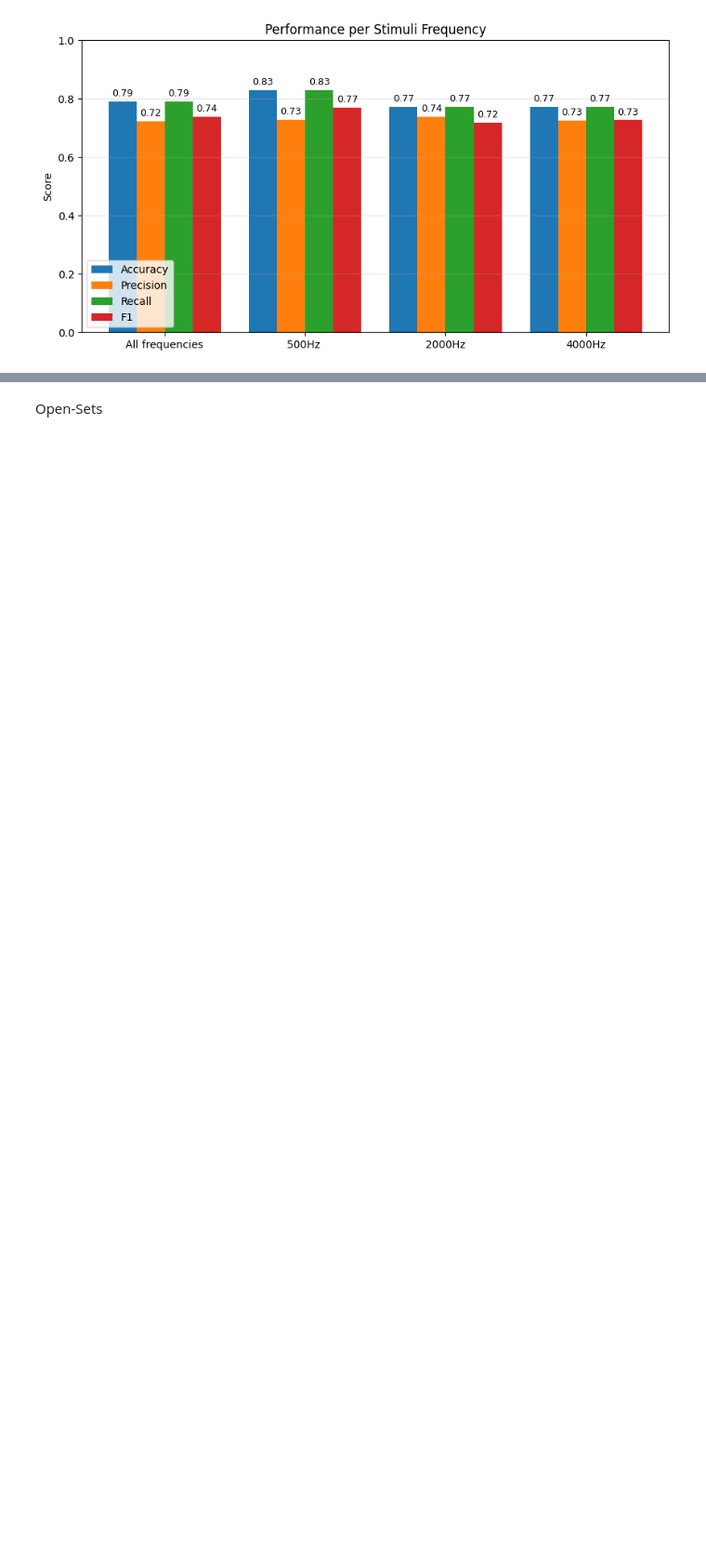
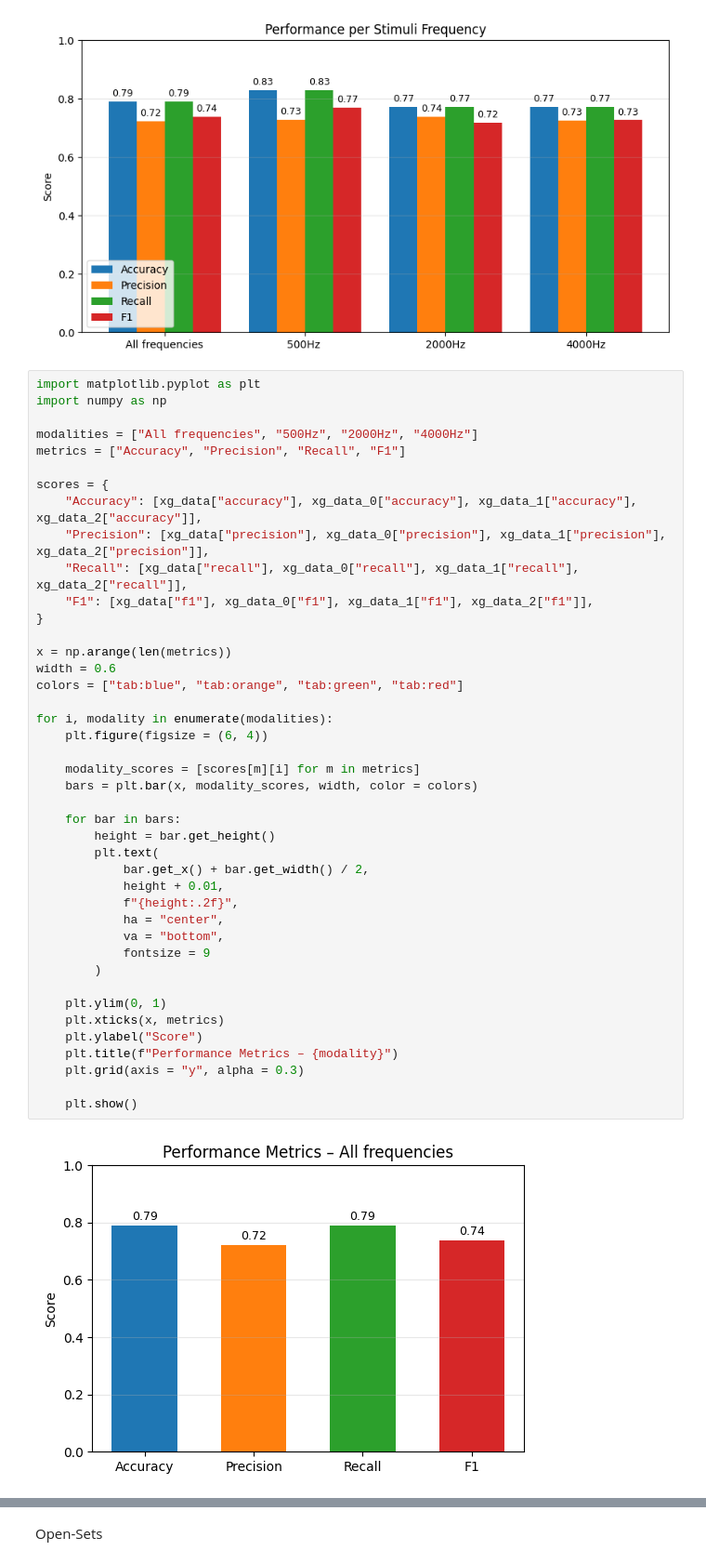
Before and after one commit to SoonUnemployed/Diploma-Thesis, a Jupyter notebook: diploma_thesis/notebooks/results.ipynb, the cells around one changed output, grey strips where cells are left out. Shown at 93% size. Saved outputs shown, nothing was run; the diff lists cells and outputs as text; blank space fills up the shorter version.

```diff
--- a/diploma_thesis/notebooks/results.ipynb
+++ b/diploma_thesis/notebooks/results.ipynb
@@ -1010,3 +1044,47 @@ plt.grid(axis = "y", alpha = 0.3)
 plt.show()
 # %% [output]
 [figure]
+# %%
+import matplotlib.pyplot as plt
+import numpy as np
+
+modalities = ["All frequencies", "500Hz", "2000Hz", "4000Hz"]
+metrics = ["Accuracy", "Precision", "Recall", "F1"]
+
+scores = {
+    "Accuracy": [xg_data["accuracy"], xg_data_0["accuracy"], xg_data_1["accuracy"], xg_data_2["accuracy"]],
+    "Precision": [xg_data["precision"], xg_data_0["precision"], xg_data_1["precision"], xg_data_2["precision"]],
+    "Recall": [xg_data["recall"], xg_data_0["recall"], xg_data_1["recall"], xg_data_2["recall"]],
+    "F1": [xg_data["f1"], xg_data_0["f1"], xg_data_1["f1"], xg_data_2["f1"]],
+}
+
+x = np.arange(len(metrics))
+width = 0.6
+colors = ["tab:blue", "tab:orange", "tab:green", "tab:red"]
+
+for i, modality in enumerate(modalities):
+    plt.figure(figsize = (6, 4))
+
+    modality_scores = [scores[m][i] for m in metrics]
+    bars = plt.bar(x, modality_scores, width, color = colors)
+
+    for bar in bars:
+        height = bar.get_height()
+        plt.text(
+            bar.get_x() + bar.get_width() / 2,
+            height + 0.01,
+            f"{height:.2f}",
+            ha = "center",
+            va = "bottom",
+            fontsize = 9
+        )
+
+    plt.ylim(0, 1)
+    plt.xticks(x, metrics)
+    plt.ylabel("Score")
+    plt.title(f"Performance Metrics – {modality}")
+    plt.grid(axis = "y", alpha = 0.3)
+
+    plt.show()
+# %% [output]
+[figure, added]
```
Also changed, not shown: parts of 20 cells of this notebook, 9 other files.
